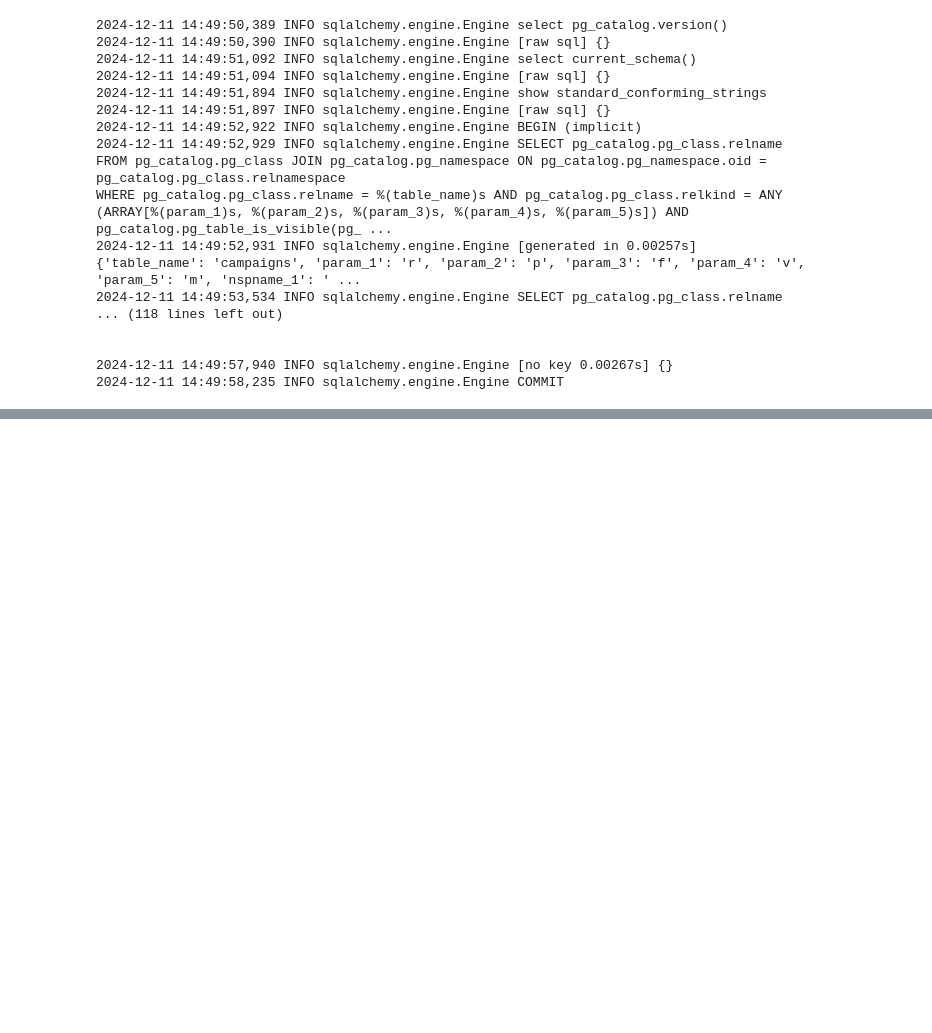
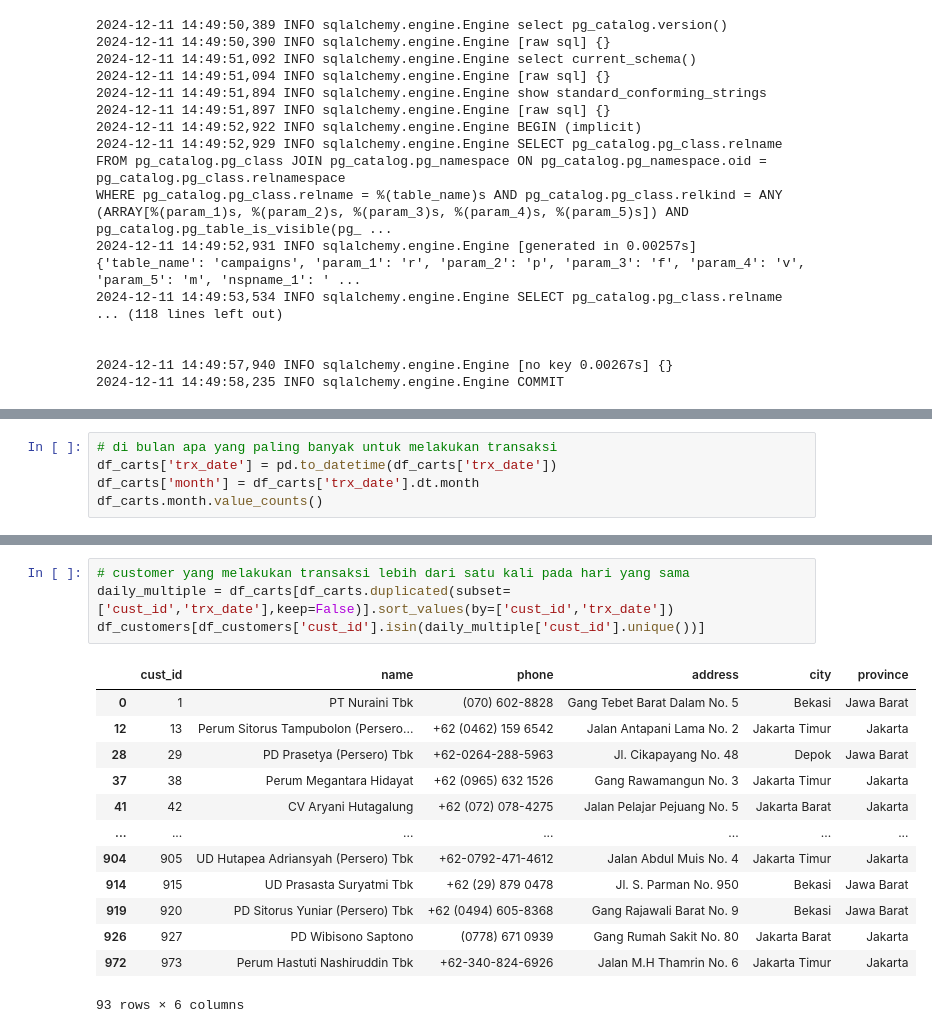
Before and after one commit to suwangsa/ecommerce-data-integration, a Jupyter notebook: default.ipynb, the cells around one changed output, grey strips where cells are left out. Drawn from its saved outputs; the diff is of its cells as text; blank space fills up the shorter version.

```diff
--- a/default.ipynb
+++ b/default.ipynb
@@ -429,0 +604,5 @@ table_products
+# %%
+# di bulan apa yang paling banyak untuk melakukan transaksi
+df_carts['trx_date'] = pd.to_datetime(df_carts['trx_date'])
+df_carts['month'] = df_carts['trx_date'].dt.month
+df_carts.month.value_counts()
@@ -429,0 +739,18 @@ table_products
+# %%
+# customer yang melakukan transaksi lebih dari satu kali pada hari yang sama
+daily_multiple = df_carts[df_carts.duplicated(subset=['cust_id','trx_date'],keep=False)].sort_values(by=['cust_id','trx_date'])
+df_customers[df_customers['cust_id'].isin(daily_multiple['cust_id'].unique())]
+# %% [output]
+|  | cust_id | name | phone | address | city | province |
+| 0 | 1 | PT Nuraini Tbk | (070) 602-8828 | Gang Tebet Barat Dalam No. 5 | Bekasi | Jawa Barat |
+| 12 | 13 | Perum Sitorus Tampubolon (Persero... | +62 (0462) 159 6542 | Jalan Antapani Lama No. 2 | Jakarta Timur | Jakarta |
+| 28 | 29 | PD Prasetya (Persero) Tbk | +62-0264-288-5963 | Jl. Cikapayang No. 48 | Depok | Jawa Barat |
+| 37 | 38 | Perum Megantara Hidayat | +62 (0965) 632 1526 | Gang Rawamangun No. 3 | Jakarta Timur | Jakarta |
+| 41 | 42 | CV Aryani Hutagalung | +62 (072) 078-4275 | Jalan Pelajar Pejuang No. 5 | Jakarta Barat | Jakarta |
+| ... | ... | ... | ... | ... | ... | ... |
+| 904 | 905 | UD Hutapea Adriansyah (Persero) Tbk | +62-0792-471-4612 | Jalan Abdul Muis No. 4 | Jakarta Timur | Jakarta |
+| 914 | 915 | UD Prasasta Suryatmi Tbk | +62 (29) 879 0478 | Jl. S. Parman No. 950 | Bekasi | Jawa Barat |
+| 919 | 920 | PD Sitorus Yuniar (Persero) Tbk | +62 (0494) 605-8368 | Gang Rajawali Barat No. 9 | Bekasi | Jawa Barat |
+| 926 | 927 | PD Wibisono Saptono | (0778) 671 0939 | Gang Rumah Sakit No. 80 | Jakarta Barat | Jakarta |
+| 972 | 973 | Perum Hastuti Nashiruddin Tbk | +62-340-824-6926 | Jalan M.H Thamrin No. 6 | Jakarta Timur | Jakarta |
+93 rows × 6 columns
```
Also changed, not shown: parts of 30 cells of this notebook, 5 other files.
